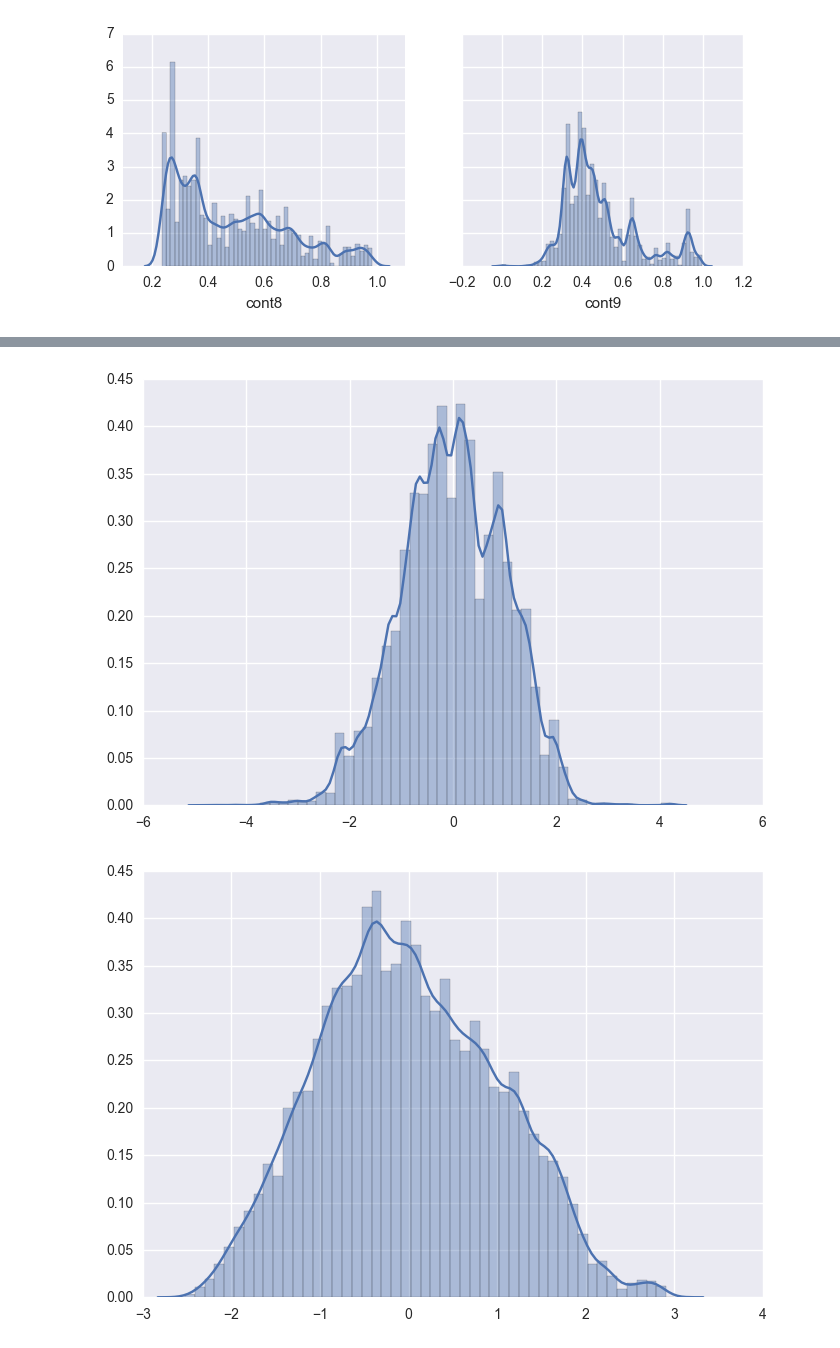
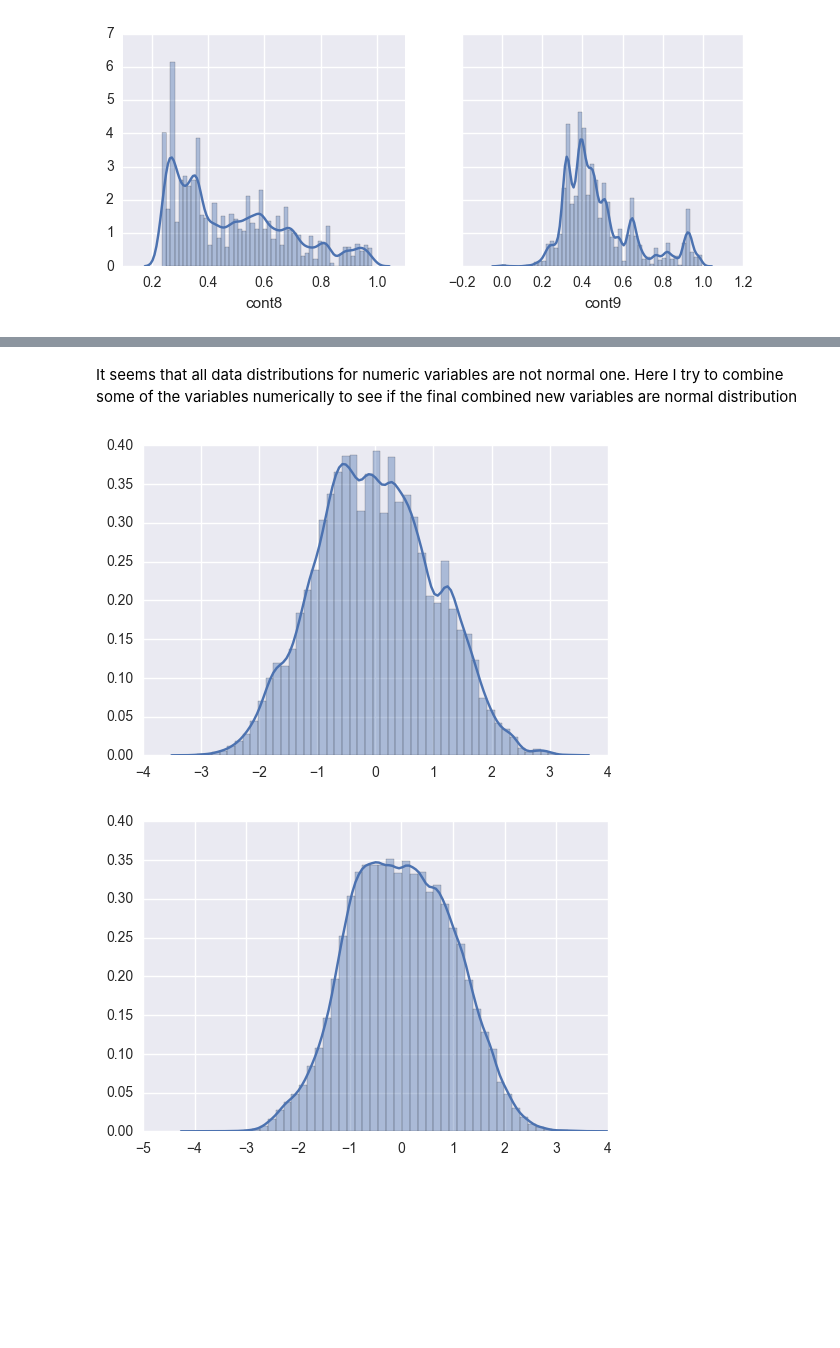
Before and after one commit to phuang7008/kaggle, a Jupyter notebook: allStateClaims/Claim_Exp_Data_Analysis.ipynb, the cells around one changed output, grey strips where cells are left out. Cells and saved outputs as stored; diff of their text form; code cells hidden in the pictures; blank space fills up the shorter version.

```diff
--- a/allStateClaims/Claim_Exp_Data_Analysis.ipynb
+++ b/allStateClaims/Claim_Exp_Data_Analysis.ipynb
@@ -122,16 +143,18 @@ Counter({False: 60000})
+# %% [markdown]
+It seems that all data distributions for numeric variables are not normal one. Here I try to combine some of the variables numerically to see if the final combined new variables are normal distribution
 # %%
-cont1_3 = all_nums['cont1']+all_nums['cont3']
-cont1_3 = preprocessing.scale(cont1_3)
-sns.distplot(cont1_3)
+cont1_2_5 = all_nums['cont1']+all_nums['cont2']+all_nums['cont5']
+cont1_2_5 = preprocessing.scale(cont1_2_5)
+sns.distplot(cont1_2_5)
 
 plt.show()
 # %% [output]
-[figure, old version]
+[figure, new version]
 # %%
-cont2_4_5 = all_nums['cont2']+all_nums['cont5']+all_nums['cont4']
-cont2_4_5 = preprocessing.scale(cont2_4_5)
-sns.distplot(cont2_4_5)
+cont3_13_14 = all_nums['cont3']+all_nums['cont14']+all_nums['cont13']
+cont3_13_14 = preprocessing.scale(cont3_13_14)
+sns.distplot(cont3_13_14)
 
 plt.show()
 # %% [output]
-[figure, old version]
+[figure, new version]
```
Also changed, not shown: parts of 11 cells of this notebook.
